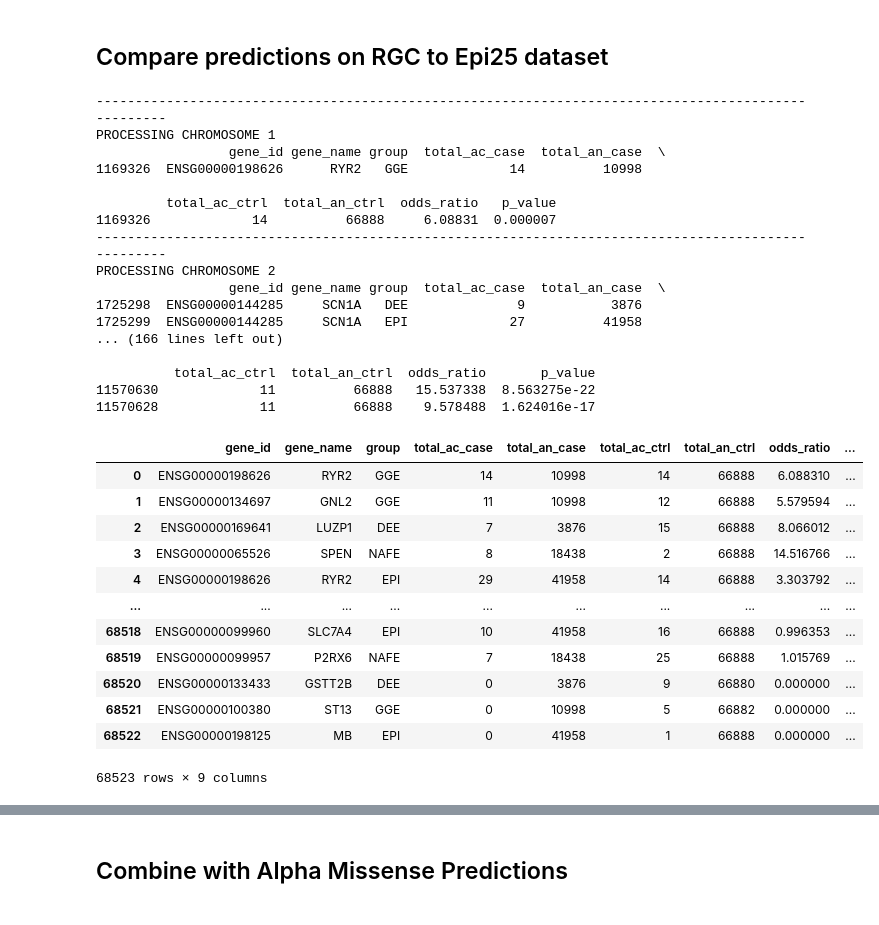
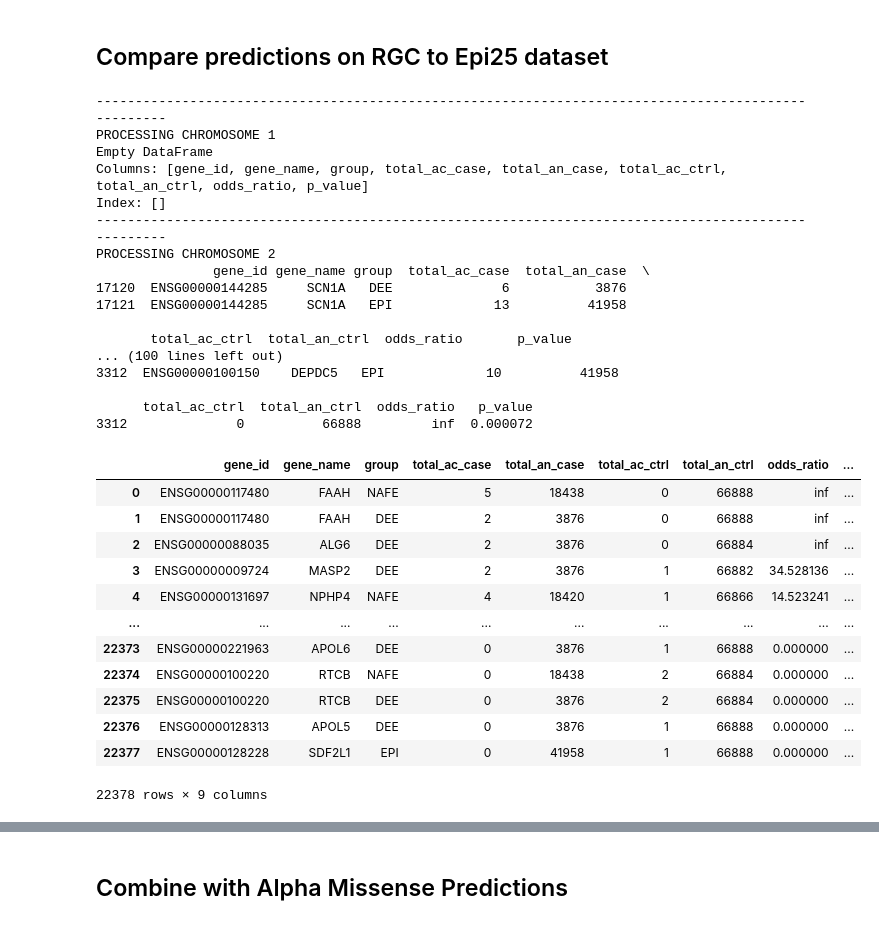
Before and after one commit to healthcare-medicine-ai/wgs-constraint-llm, a Jupyter notebook: Epilepsy Analysis.ipynb, the cells around one changed output, grey strips where cells are left out. Cells and saved outputs as stored; diff of their text form; code cells hidden in the pictures.

```diff
--- a/Epilepsy Analysis.ipynb
+++ b/Epilepsy Analysis.ipynb
@@ -437,7 +437,7 @@ predictions_df
 ## Compare predictions on RGC to Epi25 dataset
 # %%
 # Parameters for analysis
-prop_thr = 0.6
+prob_thr = 0.6
 cnt_thr = 5
 significance_thr = 1
 variant_results_df = epi25_variant_results_df
@@ -447,55 +447,62 @@ variant_results_df = epi25_variant_results_df
 significant_genes_df = pd.DataFrame(columns=['gene_id', 'gene_name', 'group', 'total_ac_case', 'total_an_case', 'total_ac_ctrl', 'total_an_ctrl', 'odds_ratio', 'p_value'])
 
 for chromnum in range(1,23):
     print('-'*100)
     print("PROCESSING CHROMOSOME", str(chromnum))
 
+    chr_predictions_df = predictions_df[(predictions_df['chr'] == 'chr' + str(chromnum)) &
+                                        (predictions_df['prob_0'] >= prob_thr)]
+
     chr_variant_results_df = variant_results_df[(variant_results_df['chr'] == 'chr' + str(chromnum)) &
                                               (variant_results_df['ac_ctrl'] + variant_results_df['ac_case'] <= cnt_thr) &
                                               (variant_results_df['an_case'] > 0) &
                                               (variant_results_df['an_ctrl'] > 0)]
 
+    # Filter variant results for positions over probability threshold
+    cases_df = pd.merge(chr_predictions_df['pos'],
+                        chr_variant_results_df, on='pos')
+
     # Apply fishers exact test to get signicance scores from cases data
-    tested_df = apply_fishers_exact_test(chr_variant_results_df)
+    tested_df = apply_fishers_exact_test(cases_df)
 
     # Filter rows where p_value < significance threshold and append these rows to the DataFrame
     significant_genes_df = pd.concat([significant_genes_df, tested_df[tested_df['p_value'] <= significance_thr]], ignore_index=True)
 
     # Display the sorted DataFrame
     print(tested_df[tested_df['p_value'] < .0001])
 
 # Write significant_genes_df to a csv to avoid recomputing
 significant_genes_df.to_csv(results_path + 'epi_rgc_constraint_pvalues.tsv.gz', index=False, compression='gzip', sep='\t')
 
 significant_genes_df
 # %% [output]
 ----------------------------------------------------------------------------------------------------
 PROCESSING CHROMOSOME 1
-                 gene_id gene_name group  total_ac_case  total_an_case  \
-1169326  ENSG00000198626      RYR2   GGE             14          10998
-
-         total_ac_ctrl  total_an_ctrl  odds_ratio   p_value
-1169326             14          66888     6.08831  0.000007
+Empty DataFrame
+Columns: [gene_id, gene_name, group, total_ac_case, total_an_case, total_ac_ctrl, total_an_ctrl, odds_ratio, p_value]
+Index: []
 ----------------------------------------------------------------------------------------------------
 PROCESSING CHROMOSOME 2
-                 gene_id gene_name group  total_ac_case  total_an_case  \
-1725298  ENSG00000144285     SCN1A   DEE              9           3876
-1725299  ENSG00000144285     SCN1A   EPI             27          41958
-... (166 lines left out)
+               gene_id gene_name group  total_ac_case  total_an_case  \
+17120  ENSG00000144285     SCN1A   DEE              6           3876
+17121  ENSG00000144285     SCN1A   EPI             13          41958
 
-          total_ac_ctrl  total_an_ctrl  odds_ratio       p_value
-11570630             11          66888   15.537338  8.563275e-22
-11570628             11          66888    9.578488  1.624016e-17
+       total_ac_ctrl  total_an_ctrl  odds_ratio       p_value
+... (100 lines left out)
+3312  ENSG00000100150    DEPDC5   EPI             10          41958
+
+      total_ac_ctrl  total_an_ctrl  odds_ratio   p_value
+3312              0          66888         inf  0.000072
 |  | gene_id | gene_name | group | total_ac_case | total_an_case | total_ac_ctrl | total_an_ctrl | odds_ratio | ... |
-| 0 | ENSG00000198626 | RYR2 | GGE | 14 | 10998 | 14 | 66888 | 6.088310 | ... |
-| 1 | ENSG00000134697 | GNL2 | GGE | 11 | 10998 | 12 | 66888 | 5.579594 | ... |
-| 2 | ENSG00000169641 | LUZP1 | DEE | 7 | 3876 | 15 | 66888 | 8.066012 | ... |
-| 3 | ENSG00000065526 | SPEN | NAFE | 8 | 18438 | 2 | 66888 | 14.516766 | ... |
-| 4 | ENSG00000198626 | RYR2 | EPI | 29 | 41958 | 14 | 66888 | 3.303792 | ... |
+| 0 | ENSG00000117480 | FAAH | NAFE | 5 | 18438 | 0 | 66888 | inf | ... |
+| 1 | ENSG00000117480 | FAAH | DEE | 2 | 3876 | 0 | 66888 | inf | ... |
+| 2 | ENSG00000088035 | ALG6 | DEE | 2 | 3876 | 0 | 66884 | inf | ... |
+| 3 | ENSG00000009724 | MASP2 | DEE | 2 | 3876 | 1 | 66882 | 34.528136 | ... |
+| 4 | ENSG00000131697 | NPHP4 | NAFE | 4 | 18420 | 1 | 66866 | 14.523241 | ... |
 | ... | ... | ... | ... | ... | ... | ... | ... | ... | ... |
-| 68518 | ENSG00000099960 | SLC7A4 | EPI | 10 | 41958 | 16 | 66888 | 0.996353 | ... |
-| 68519 | ENSG00000099957 | P2RX6 | NAFE | 7 | 18438 | 25 | 66888 | 1.015769 | ... |
-| 68520 | ENSG00000133433 | GSTT2B | DEE | 0 | 3876 | 9 | 66880 | 0.000000 | ... |
-| 68521 | ENSG00000100380 | ST13 | GGE | 0 | 10998 | 5 | 66882 | 0.000000 | ... |
-| 68522 | ENSG00000198125 | MB | EPI | 0 | 41958 | 1 | 66888 | 0.000000 | ... |
+| 22373 | ENSG00000221963 | APOL6 | DEE | 0 | 3876 | 1 | 66888 | 0.000000 | ... |
+| 22374 | ENSG00000100220 | RTCB | NAFE | 0 | 18438 | 2 | 66884 | 0.000000 | ... |
+| 22375 | ENSG00000100220 | RTCB | DEE | 0 | 3876 | 2 | 66884 | 0.000000 | ... |
+| 22376 | ENSG00000128313 | APOL5 | DEE | 0 | 3876 | 1 | 66888 | 0.000000 | ... |
+| 22377 | ENSG00000128228 | SDF2L1 | EPI | 0 | 41958 | 1 | 66888 | 0.000000 | ... |
-68523 rows × 9 columns
+22378 rows × 9 columns
```
Also changed, not shown: parts of 5 cells of this notebook.
